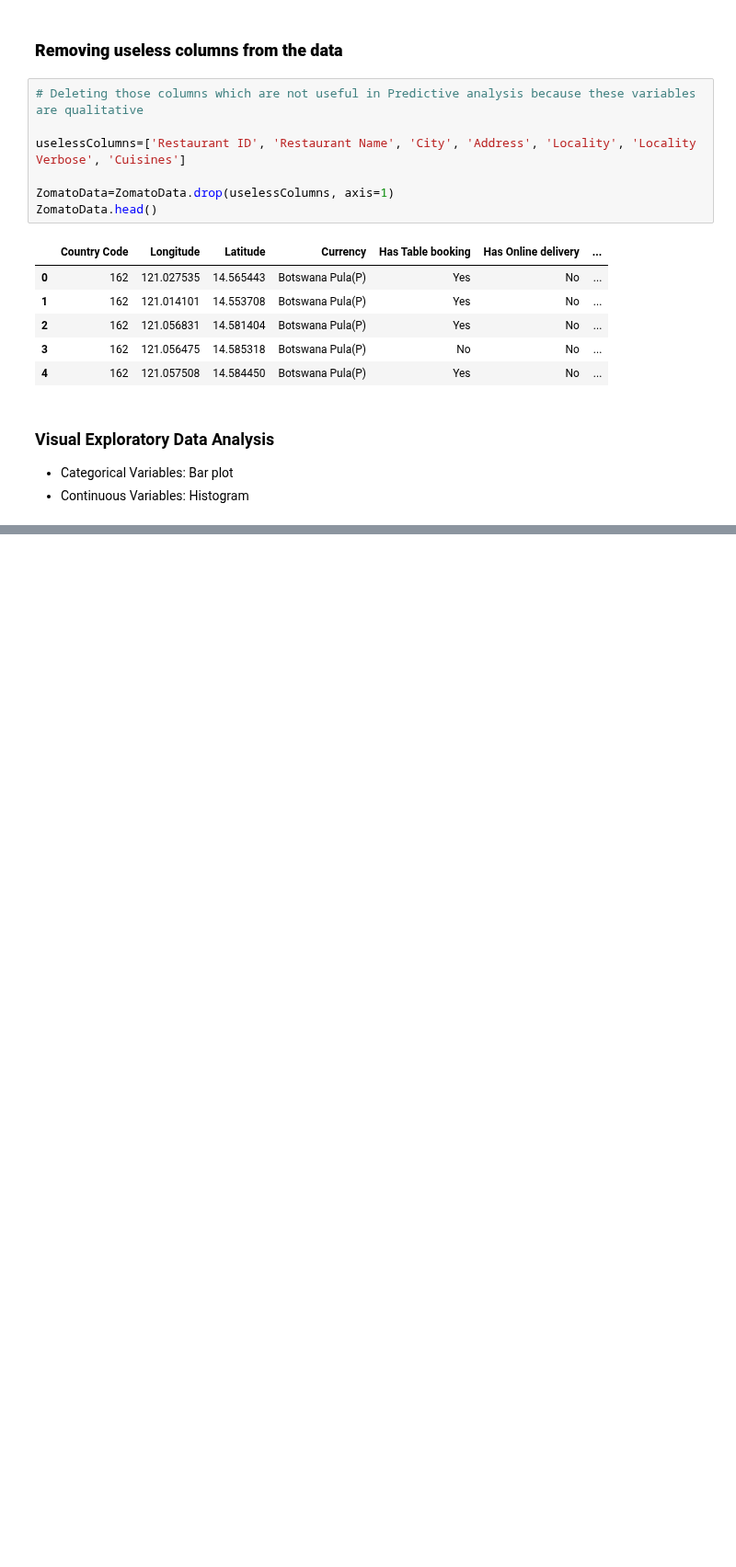
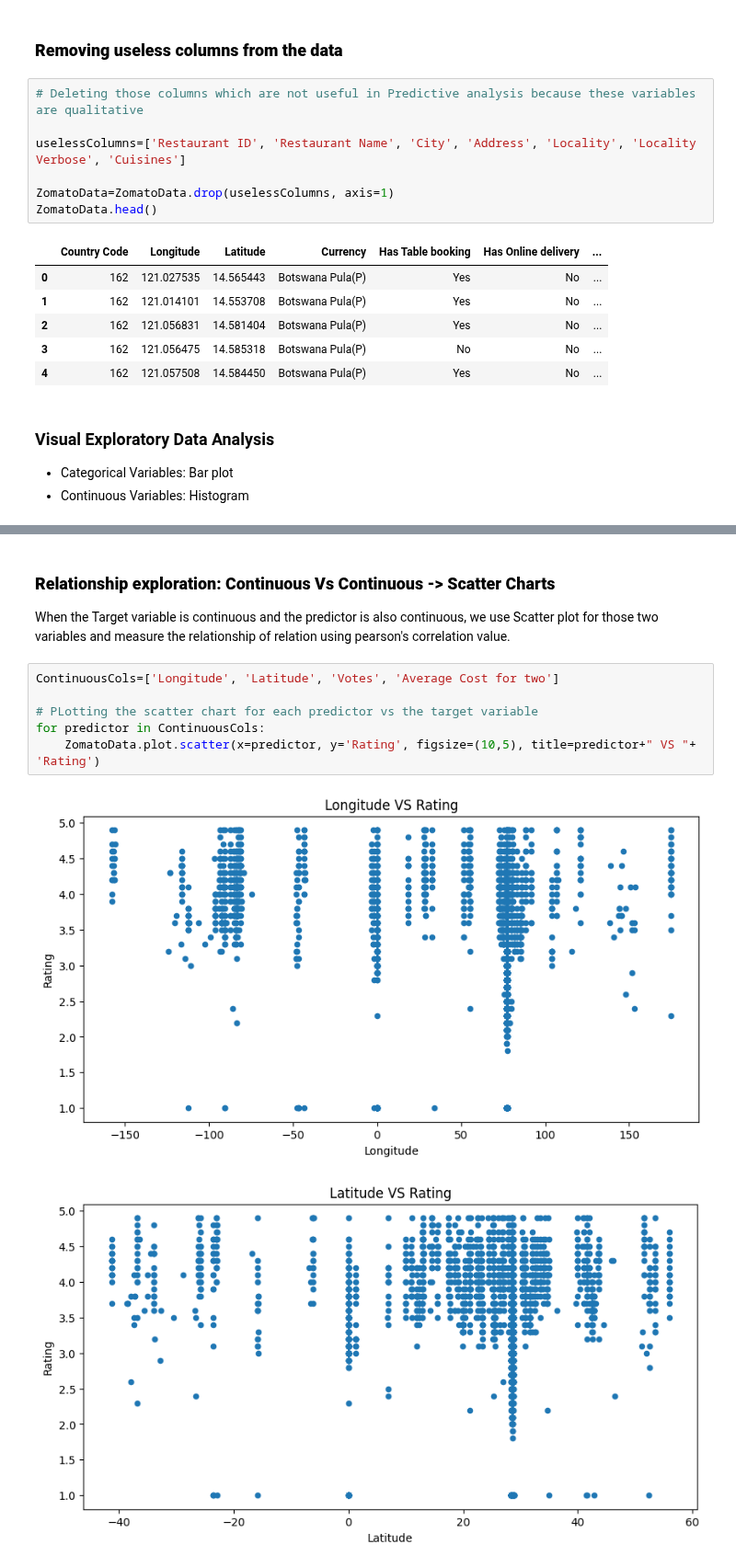
Before and after one commit to anish3565/Case_Studies, a Jupyter notebook: Regression/1. ZomatoRestaurantRating.ipynb, the cells around one changed output, grey strips where cells are left out. Shown at 92% size. Drawn from its saved outputs; the diff is of its cells as text; blank space fills up the shorter version.

```diff
--- a/Regression/1. ZomatoRestaurantRating.ipynb
+++ b/Regression/1. ZomatoRestaurantRating.ipynb
@@ -315,0 +502,13 @@ We can spot a categorical variable in the data by looking at the unique values i
+# %% [markdown]
+### **Relationship exploration: Continuous Vs Continuous -> Scatter Charts**
+
+When the Target variable is continuous and the predictor is also continuous, we use Scatter plot for those two variables and measure the relationship of relation using pearson's correlation value.
+# %%
+ContinuousCols=['Longitude', 'Latitude', 'Votes', 'Average Cost for two']
+
+# PLotting the scatter chart for each predictor vs the target variable
+for predictor in ContinuousCols:
+    ZomatoData.plot.scatter(x=predictor, y='Rating', figsize=(10,5), title=predictor+" VS "+ 'Rating')
+# %% [output]
+[figure, added]
+[figure, added]
```
Also changed, not shown: parts of 29 cells of this notebook.
